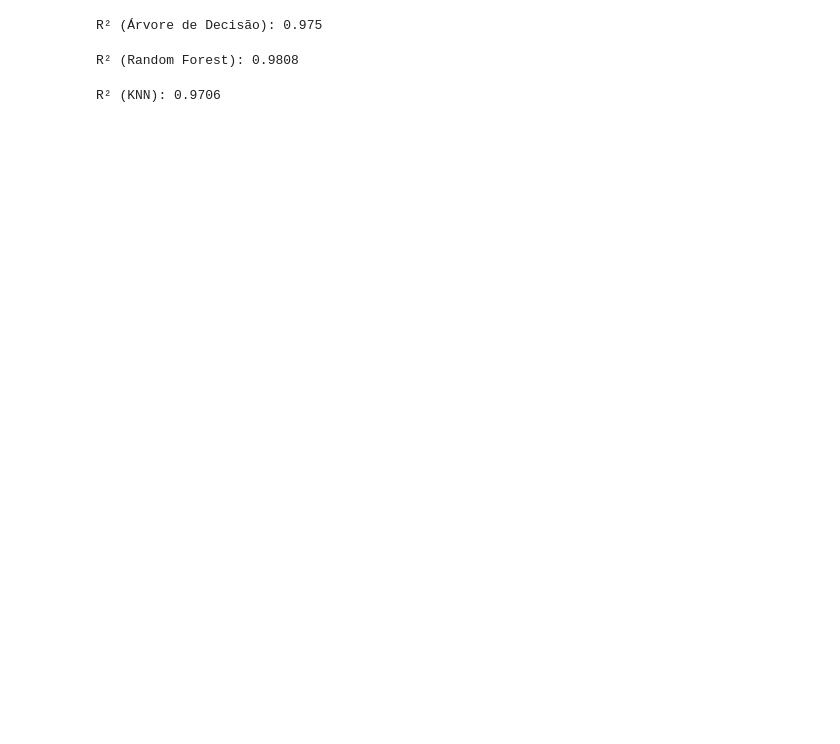
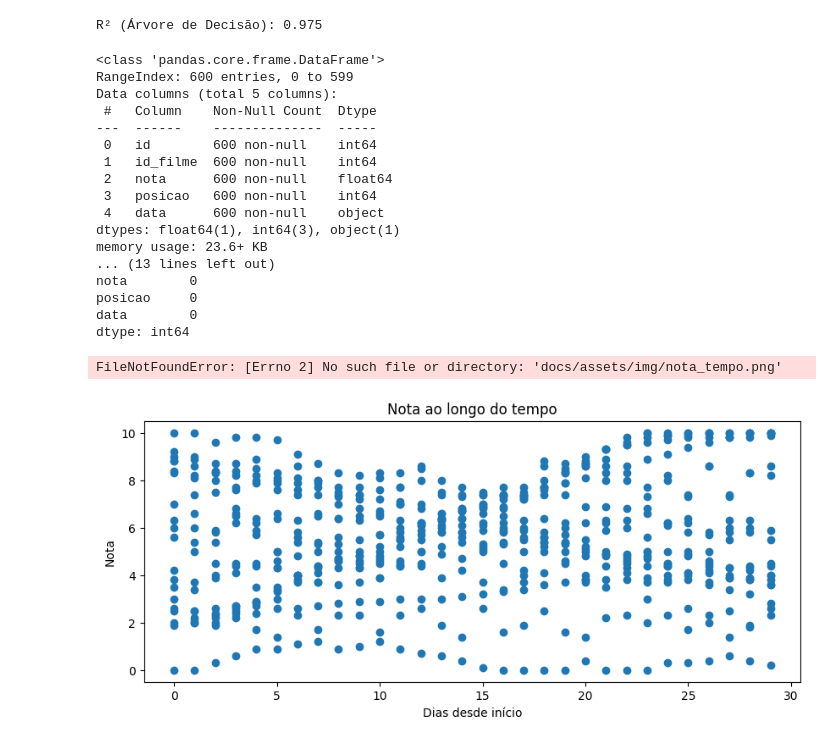
Before and after one commit to bligui/Machine-Learning-Projetos, a Jupyter notebook: docs/projeto2/dt.ipynb, the cells around one changed output. Cells and saved outputs as stored; diff of their text form; code cells hidden in the pictures; blank space fills up the shorter version.

```diff
--- a/docs/projeto2/dt.ipynb
+++ b/docs/projeto2/dt.ipynb
@@ -38,34 +38,45 @@ r2 = r2_score(y_test, y_pred)
 print("R² (Árvore de Decisão):", round(r2, 4))
 # %% [output]
 R² (Árvore de Decisão): 0.975
-# %%
-from sklearn.ensemble import RandomForestRegressor
-from sklearn.metrics import r2_score
-
-modelo = RandomForestRegressor(
-    n_estimators=200,
-    random_state=42
-)
-
-modelo.fit(X_train, y_train)
-
-y_pred = modelo.predict(X_test)
-r2 = r2_score(y_test, y_pred)
-
-print("R² (Random Forest):", round(r2, 4))
-# %% [output]
-R² (Random Forest): 0.9808
-# %%
-from sklearn.neighbors import KNeighborsRegressor
-from sklearn.metrics import mean_absolute_error, mean_squared_error, r2_score
-
-modelo = KNeighborsRegressor(n_neighbors=5)
-
-modelo.fit(X_train, y_train)
-
-y_pred = modelo.predict(X_test)
-r2 = r2_score(y_test, y_pred)
-
-print("R² (KNN):", round(r2, 4))
-# %% [output]
-R² (KNN): 0.9706
+# %%
+import pandas as pd
+import matplotlib.pyplot as plt
+import seaborn as sns
+
+url = 'https://raw.githubusercontent.com/bligui/Machine-Learning-Projetos/refs/heads/main/docs/projeto2/RankingT.csv'
+
+df = pd.read_csv(url)
+print(df.info())
+print(df.describe())
+print('Missing values:\n', df.isna().sum())
+
+# Converter data e plotar série temporal da nota
+df['data'] = pd.to_datetime(df['data'])
+df['dias_desde_inicio'] = (df['data'] - df['data'].min()).dt.days
+
+plt.figure(figsize=(10,4))
+plt.scatter(df['dias_desde_inicio'], df['nota'])
+plt.xlabel('Dias desde início')
+plt.ylabel('Nota')
+plt.title('Nota ao longo do tempo')
+plt.savefig('docs/assets/img/nota_tempo.png')
+# %% [output]
+<class 'pandas.core.frame.DataFrame'>
+RangeIndex: 600 entries, 0 to 599
+Data columns (total 5 columns):
+ #   Column    Non-Null Count  Dtype
+---  ------    --------------  -----
+ 0   id        600 non-null    int64
+ 1   id_filme  600 non-null    int64
+ 2   nota      600 non-null    float64
+ 3   posicao   600 non-null    int64
+ 4   data      600 non-null    object
+dtypes: float64(1), int64(3), object(1)
+memory usage: 23.6+ KB
+... (13 lines left out)
+nota        0
+posicao     0
+data        0
+dtype: int64
+FileNotFoundError: [Errno 2] No such file or directory: 'docs/assets/img/nota_tempo.png'
+[figure, added]
```
Also changed, not shown: 3 other files.
